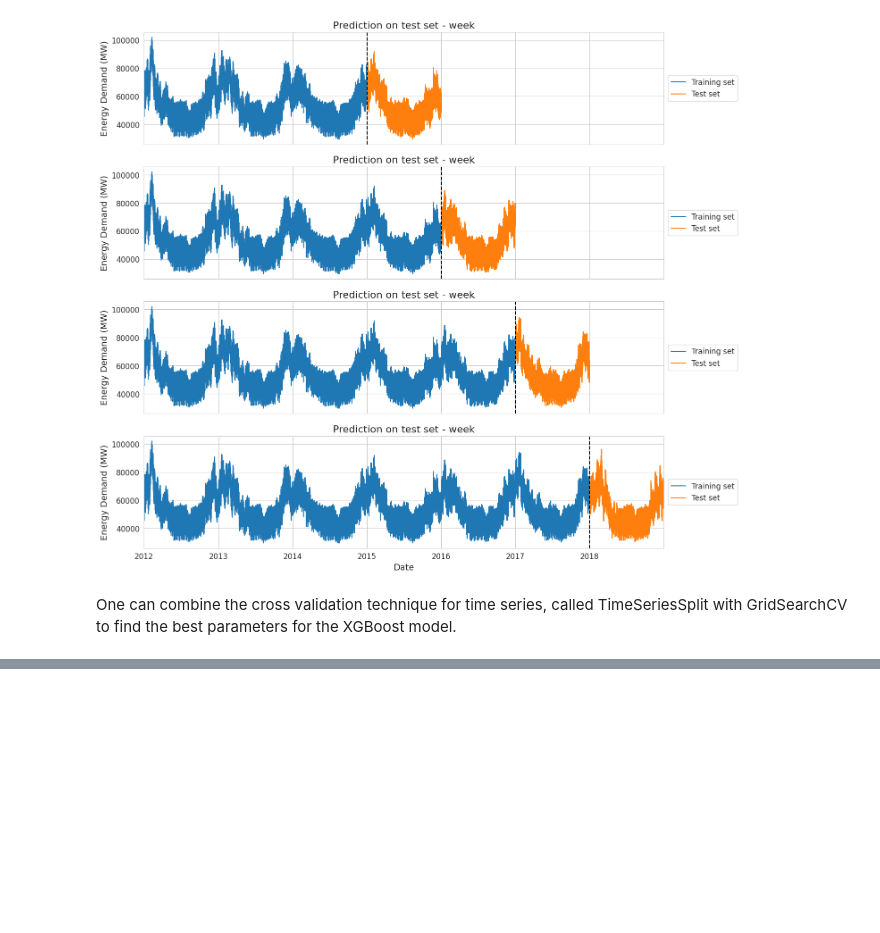
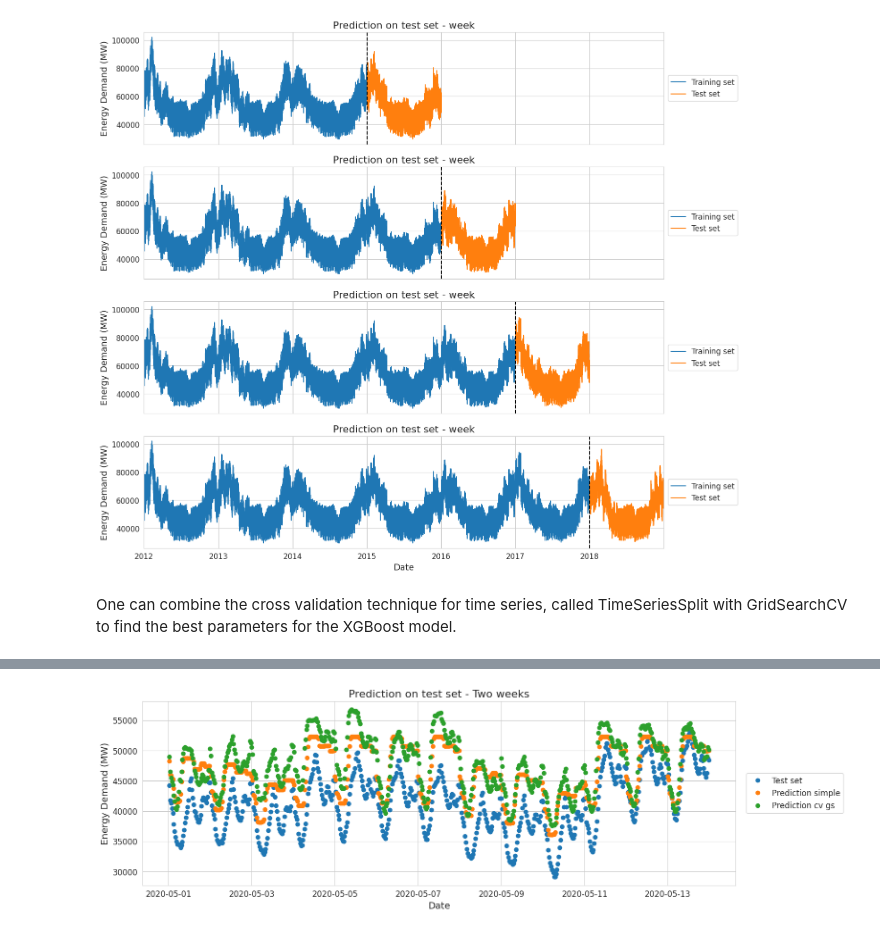
Before and after one commit to Guigz2/SP_Electrical_consumption, a Jupyter notebook: main.ipynb, the cells around one changed output, grey strips where cells are left out. Saved outputs shown, nothing was run; the diff lists cells and outputs as text; code cells hidden in the pictures; blank space fills up the shorter version.

```diff
--- a/main.ipynb
+++ b/main.ipynb
@@ -697,0 +776,38 @@ You can try to debug the error by setting error_score='raise'.
+# %%
+begin = "05-01-2020"
+end = "05-14-2020"
+
+fig, ax = plt.subplots(figsize=(16, 5))
+
+ax.plot(
+    result_frame.loc[(result_frame.index > begin) & (result_frame.index < end)].index,
+    result_frame.loc[(result_frame.index > begin) & (result_frame.index < end)]["consommation"],
+    "o",
+    label="Test set",
+)
+
+ax.plot(
+    result_frame.loc[(result_frame.index > begin) & (result_frame.index < end)].index,
+    result_frame.loc[(result_frame.index > begin) & (result_frame.index < end)][
+        "pred_xgb_simple"
+    ],
+    "o",
+    label="Prediction simple",
+)
+
+ax.plot(
+    result_frame.loc[(result_frame.index > begin) & (result_frame.index < end)].index,
+    result_frame.loc[(result_frame.index > begin) & (result_frame.index < end)][
+        "pred_xgb_cv_gs"
+    ],
+    "o",
+    label="Prediction cv gs",
+)
+
+ax.legend(loc="center", bbox_to_anchor=(1.1, 0.5))
+
+ax.set_title("Prediction on test set - Two weeks")
+ax.set_ylabel("Energy Demand (MW)")
+ax.set_xlabel("Date");
+# %% [output]
+[figure, added]
```
Also changed, not shown: parts of 6 cells of this notebook.
